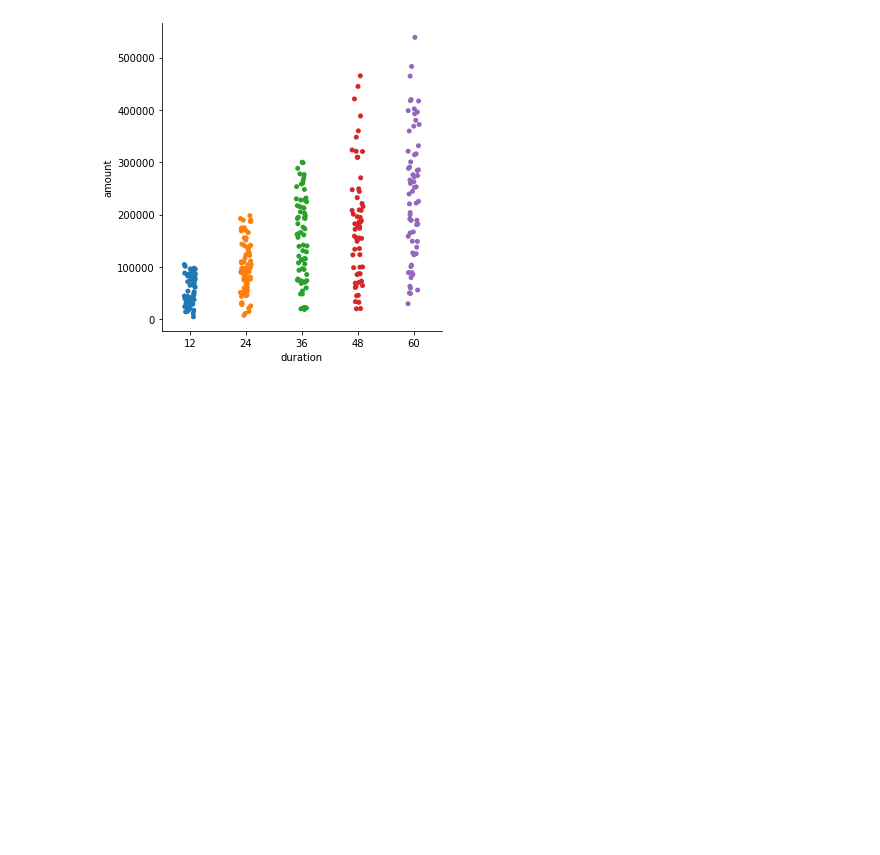
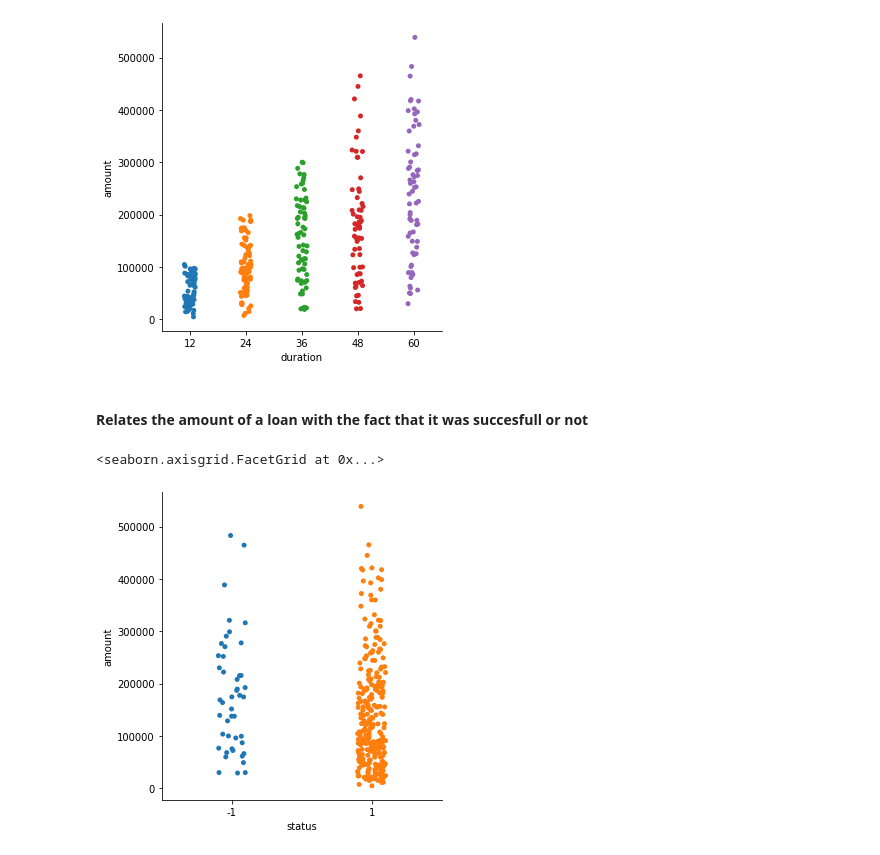
Before and after one commit to claramoreirag/FEUP-AC, a Jupyter notebook: analysis.ipynb, the cells around one changed output. Cells and saved outputs as stored; diff of their text form; code cells hidden in the pictures; blank space fills up the shorter version.

Commit message:
Upsie, forgot one graph

```diff
--- a/analysis.ipynb
+++ b/analysis.ipynb
@@ -607,3 +615,10 @@ sns.catplot(x="duration", y="amount",   data=loan_dataset)
 # %% [output]
 <seaborn.axisgrid.FacetGrid at 0x...>
 [figure]
+# %% [markdown]
+#### Relates the amount of a loan with the fact that it was succesfull or not
+# %%
+sns.catplot(x="status", y="amount",   data=loan_dataset)
+# %% [output]
+<seaborn.axisgrid.FacetGrid at 0x...>
+[figure, added]
```
Also changed, not shown: parts of 11 cells of this notebook.
